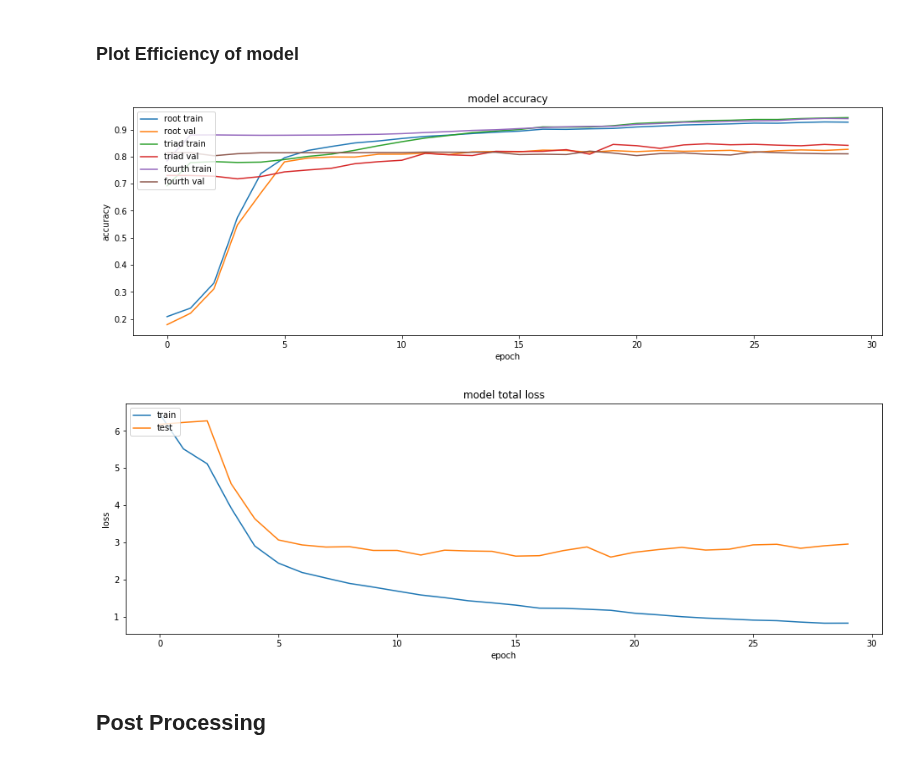
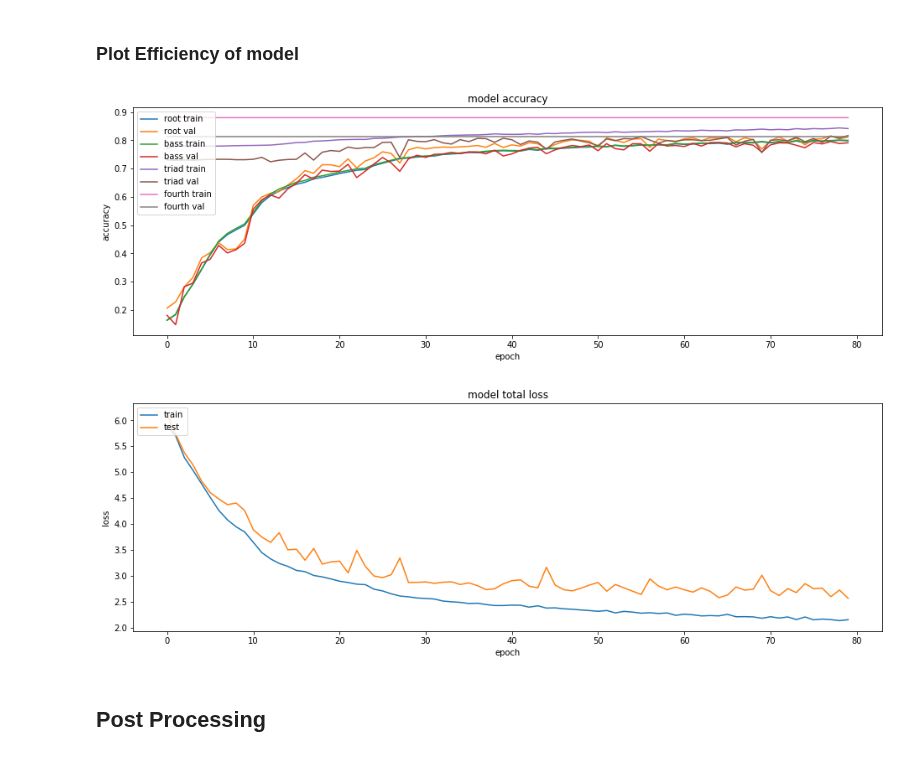
Before and after one commit to taslanidis/Audio-Chord-Recognition, a Jupyter notebook: Chord_Estimation.ipynb, the cells around one changed output. Drawn from its saved outputs; the diff is of its cells as text; code cells hidden in the pictures.

```diff
--- a/Chord_Estimation.ipynb
+++ b/Chord_Estimation.ipynb
@@ -1359,7 +1409,7 @@ def RCNN_Net(chords_num, input_features, timesteps, batch_size):
 # %%
 batch_size = 32
 # %%
-model = RCNN_Net(14, input_features, chunk_size, batch_size)
+model = BLSTM_2Layer(14, input_features, chunk_size, batch_size)
 # %%
 losses = {
     "root_output": "categorical_crossentropy",
@@ -1368,7 +1418,7 @@ losses = {
     "fourth_output": "categorical_crossentropy",
 }
 lossWeights = {"root_output": 1.0, "bass_output": 1.0, "triad_output": 1.0, "fourth_output": 1.0}
-opt = keras.optimizers.Adam()
+opt = keras.optimizers.Adam(lr=0.001)
 
 model.compile(optimizer=opt, loss=losses, loss_weights=lossWeights, metrics=["accuracy"])
 # %%
@@ -1435,3 +1485,6 @@ Epoch 30/30
+# %%
+with open('rnn_callback_history_100epochs.pickle', 'wb') as handle:
+    pickle.dump(callback_history.history, handle, protocol=pickle.HIGHEST_PROTOCOL)
 # %%
 # evaluate on test set
 for track_no in root_vec[album_validate].keys():
@@ -1498,32 +1551,37 @@ for track_no in root_vec[album_validate].keys():
             estimations_fourth[track_no].append(InverseLibFourth[encoder_fourth.inverse_transform([s]).reshape(1,)[0]])
 # %% [markdown]
 ### Plot Efficiency of model
+# %%
+with open('rnn_callback_history_100epochs.pickle', 'rb') as handle:
+    callback_history.history = pickle.load(handle)
 # %%
 plt.figure(figsize=(16,5))
 # summarize history for accuracy
 plt.plot(callback_history.history['root_output_accuracy'])
 plt.plot(callback_history.history['val_root_output_accuracy'])
+plt.plot(callback_history.history['bass_output_accuracy'])
+plt.plot(callback_history.history['val_bass_output_accuracy'])
 plt.plot(callback_history.history['triad_output_accuracy'])
 plt.plot(callback_history.history['val_triad_output_accuracy'])
 plt.plot(callback_history.history['fourth_output_accuracy'])
 plt.plot(callback_history.history['val_fourth_output_accuracy'])
 plt.title('model accuracy')
 plt.ylabel('accuracy')
 plt.xlabel('epoch')
-plt.legend(['root train', 'root val', 'triad train', 'triad val', 'fourth train', 'fourth val'], loc='upper left')
-plt.show()
+plt.legend(['root train', 'root val', 'bass train', 'bass val', 'triad train', 'triad val', 'fourth train', 'fourth val'], loc='upper left')
+plt.savefig('RNN_Acc.png')
 plt.figure(figsize=(16,5))
 # summarize history for loss
 plt.plot(callback_history.history['loss'])
 plt.plot(callback_history.history['val_loss'])
 plt.title('model total loss')
 plt.ylabel('loss')
 plt.xlabel('epoch')
 plt.legend(['train', 'test'], loc='upper left')
-plt.show()
+plt.savefig('RNN_Loss.png')
 # %% [output]
-[figure, old version]
+[figure, new version]
-[figure, old version]
+[figure, new version]
 # %% [markdown]
 ## Post Processing
 # %% [markdown]
```
Also changed, not shown: parts of 23 cells of this notebook.
